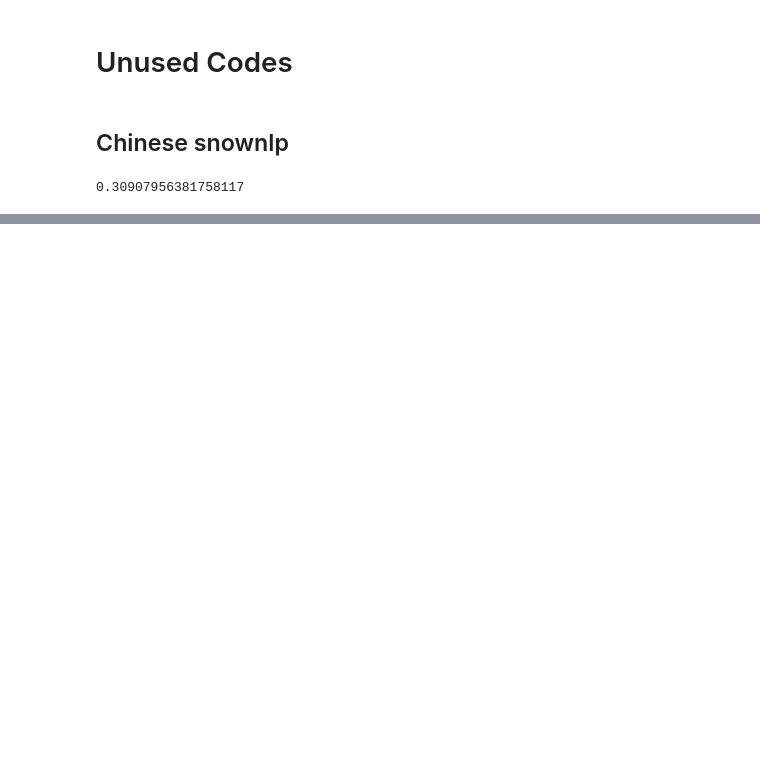
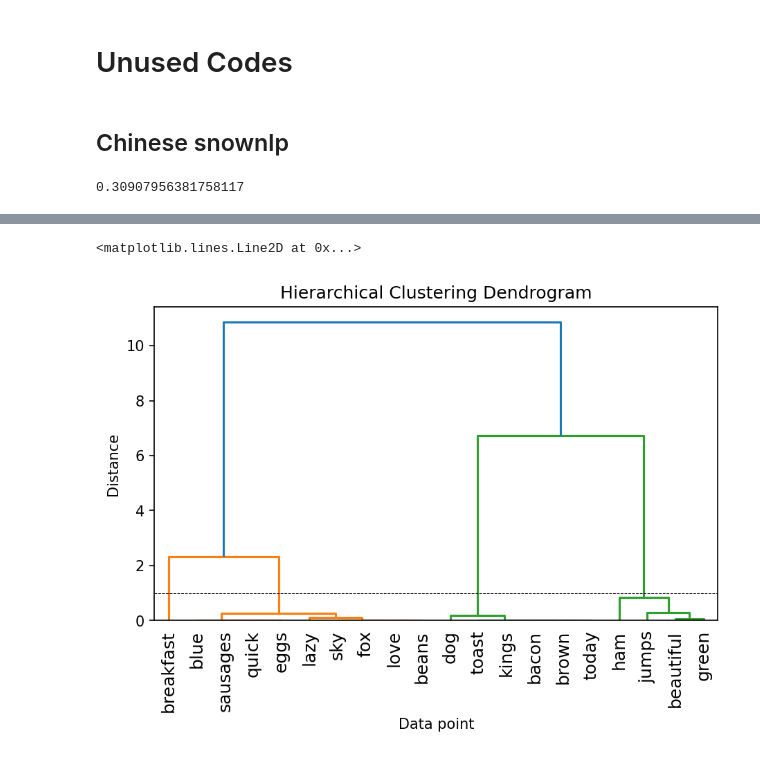
Before and after one commit to alvinntnu/NTNU_ENC2045_LECTURES, a Jupyter notebook: _sources/exercise-ans/unused-codes.ipynb, the cells around one changed output, grey strips where cells are left out. Cells and saved outputs as stored; diff of their text form; code cells hidden in the pictures; blank space fills up the shorter version.

```diff
--- a/_sources/exercise-ans/unused-codes.ipynb
+++ b/_sources/exercise-ans/unused-codes.ipynb
@@ -12,0 +15,5 @@ print(s.sentiments)
+# %%
+from sklearn.decomposition import TruncatedSVD
+word_doc_matrix = np.transpose(tv_matrix)
+svd = TruncatedSVD(n_components=3, algorithm='randomized', n_iter=20, random_state=None, tol=0.0)
+word_topic_matrix = svd.fit_transform(word_doc_matrix)
@@ -12,0 +72,11 @@ print(s.sentiments)
+# %%
+Z3 = linkage(cosine_similarity(word_topic_matrix), 'ward')
+plt.figure(figsize=(7, 4))
+plt.title('Hierarchical Clustering Dendrogram')
+plt.xlabel('Data point')
+plt.ylabel('Distance')
+dendrogram(Z3, labels=feature_names, leaf_rotation=90)
+plt.axhline(y=1.0, c='k', ls='--', lw=0.5)
+# %% [output]
+<matplotlib.lines.Line2D at 0x...>
+[figure, added]
```
Also changed, not shown: parts of 21 cells of this notebook, 27 other files.
